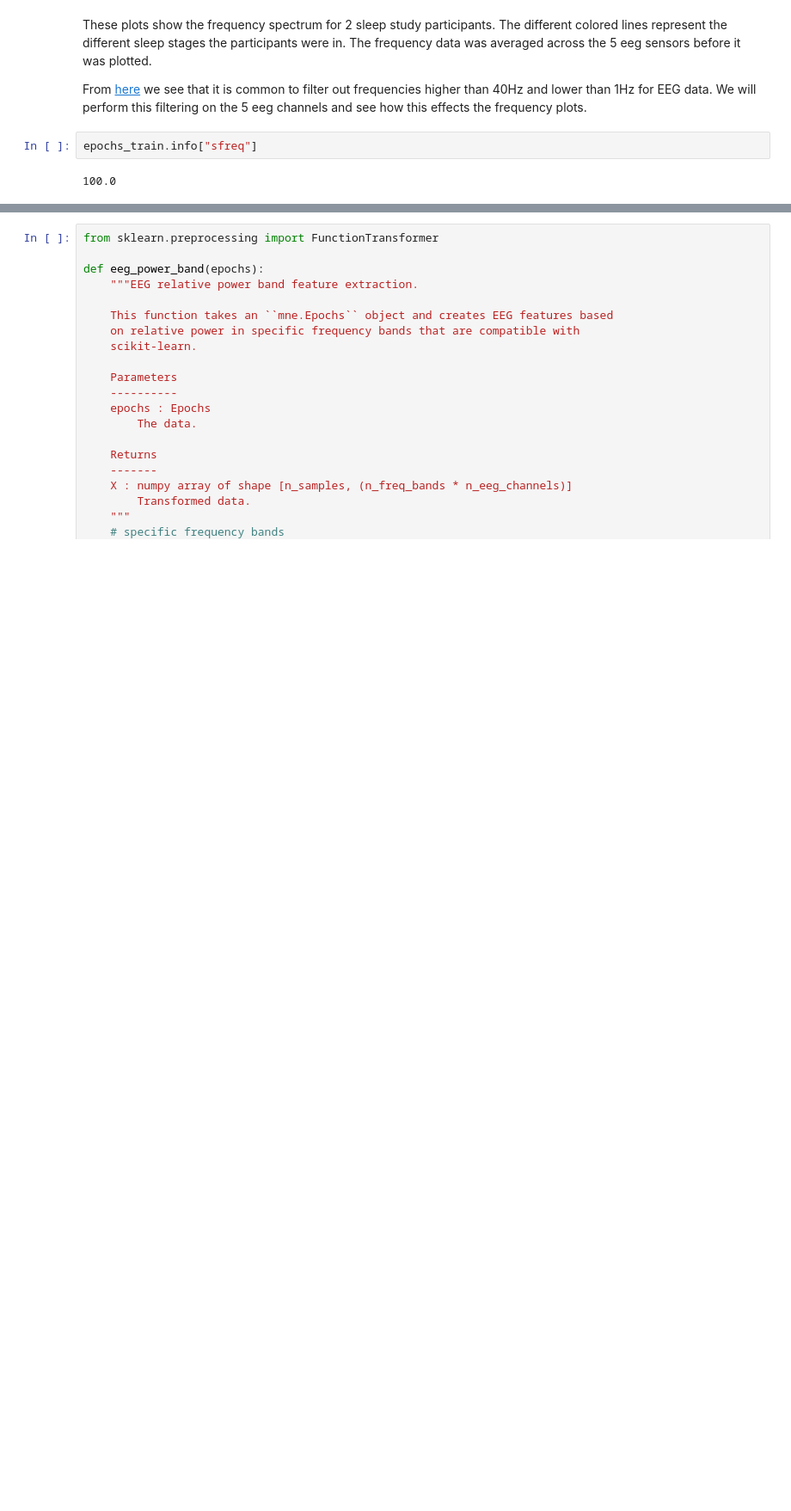
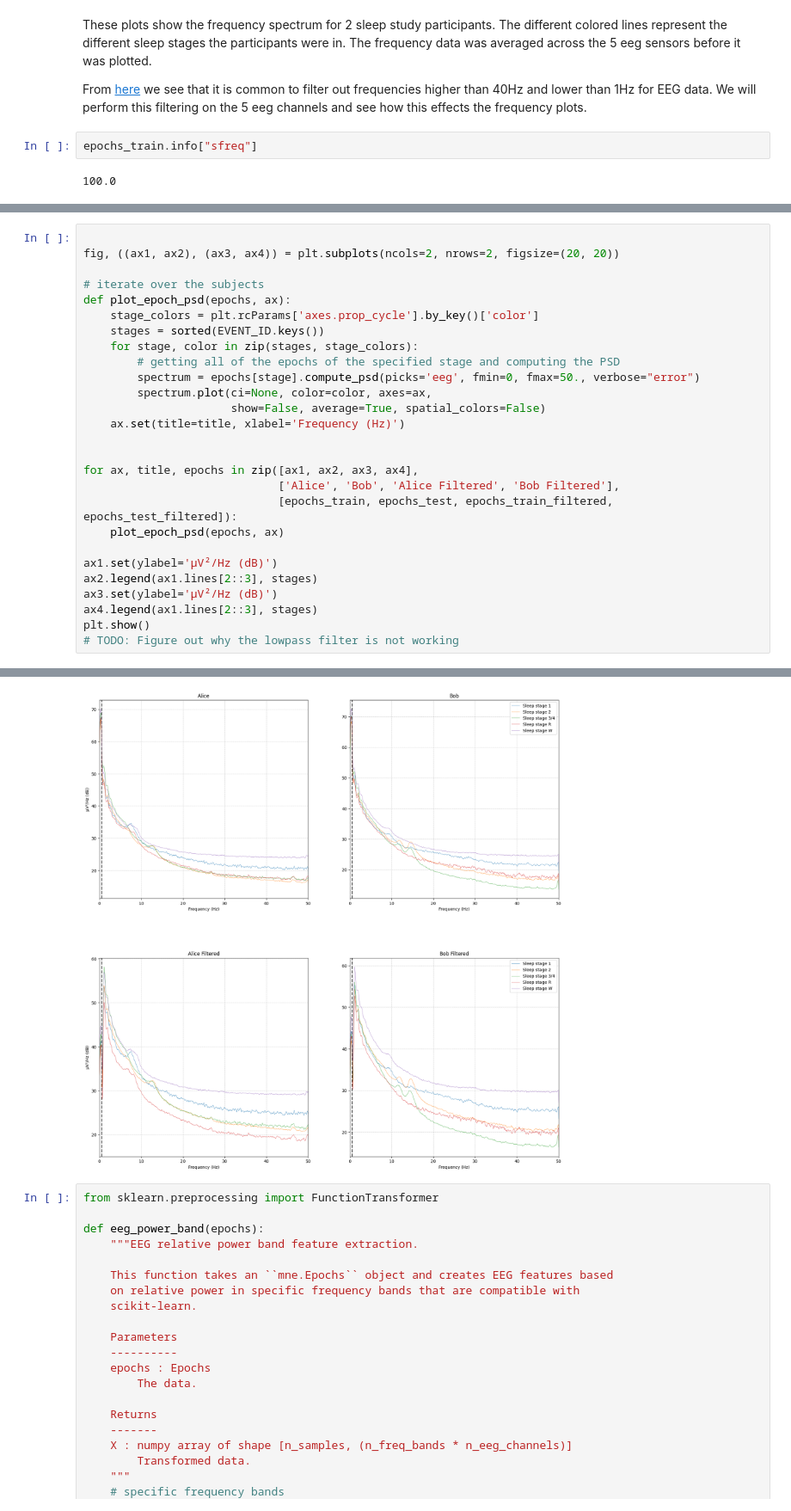
Before and after one commit to derekjohnsonva/dsp_final_project, a Jupyter notebook: butterworth.ipynb, the cells around one changed output, grey strips where cells are left out. Shown at 86% size. Drawn from its saved outputs; the diff is of its cells as text; blank space fills up the shorter version.

Commit message:
fix graph

```diff
--- a/butterworth.ipynb
+++ b/butterworth.ipynb
@@ -375,0 +343,28 @@ Averaging across epochs...
+# %%
+
+fig, ((ax1, ax2), (ax3, ax4)) = plt.subplots(ncols=2, nrows=2, figsize=(20, 20))
+
+# iterate over the subjects
+def plot_epoch_psd(epochs, ax):
+    stage_colors = plt.rcParams['axes.prop_cycle'].by_key()['color']
+    stages = sorted(EVENT_ID.keys())
+    for stage, color in zip(stages, stage_colors):
+        # getting all of the epochs of the specified stage and computing the PSD
+        spectrum = epochs[stage].compute_psd(picks='eeg', fmin=0, fmax=50., verbose="error")
+        spectrum.plot(ci=None, color=color, axes=ax,
+                      show=False, average=True, spatial_colors=False)
+    ax.set(title=title, xlabel='Frequency (Hz)')
+
+
+for ax, title, epochs in zip([ax1, ax2, ax3, ax4],
+                             ['Alice', 'Bob', 'Alice Filtered', 'Bob Filtered'],
+                             [epochs_train, epochs_test, epochs_train_filtered, epochs_test_filtered]):
+    plot_epoch_psd(epochs, ax)
+
+ax1.set(ylabel='µV²/Hz (dB)')
+ax2.legend(ax1.lines[2::3], stages)
+ax3.set(ylabel='µV²/Hz (dB)')
+ax4.legend(ax1.lines[2::3], stages)
+plt.show()
+# TODO: Figure out why the lowpass filter is not working
+# %% [output]
@@ -376,3 +391,4 @@ Averaging across epochs...
+[figure, added]
 # %%
 from sklearn.preprocessing import FunctionTransformer
 
```
Also changed, not shown: parts of 5 cells of this notebook.
